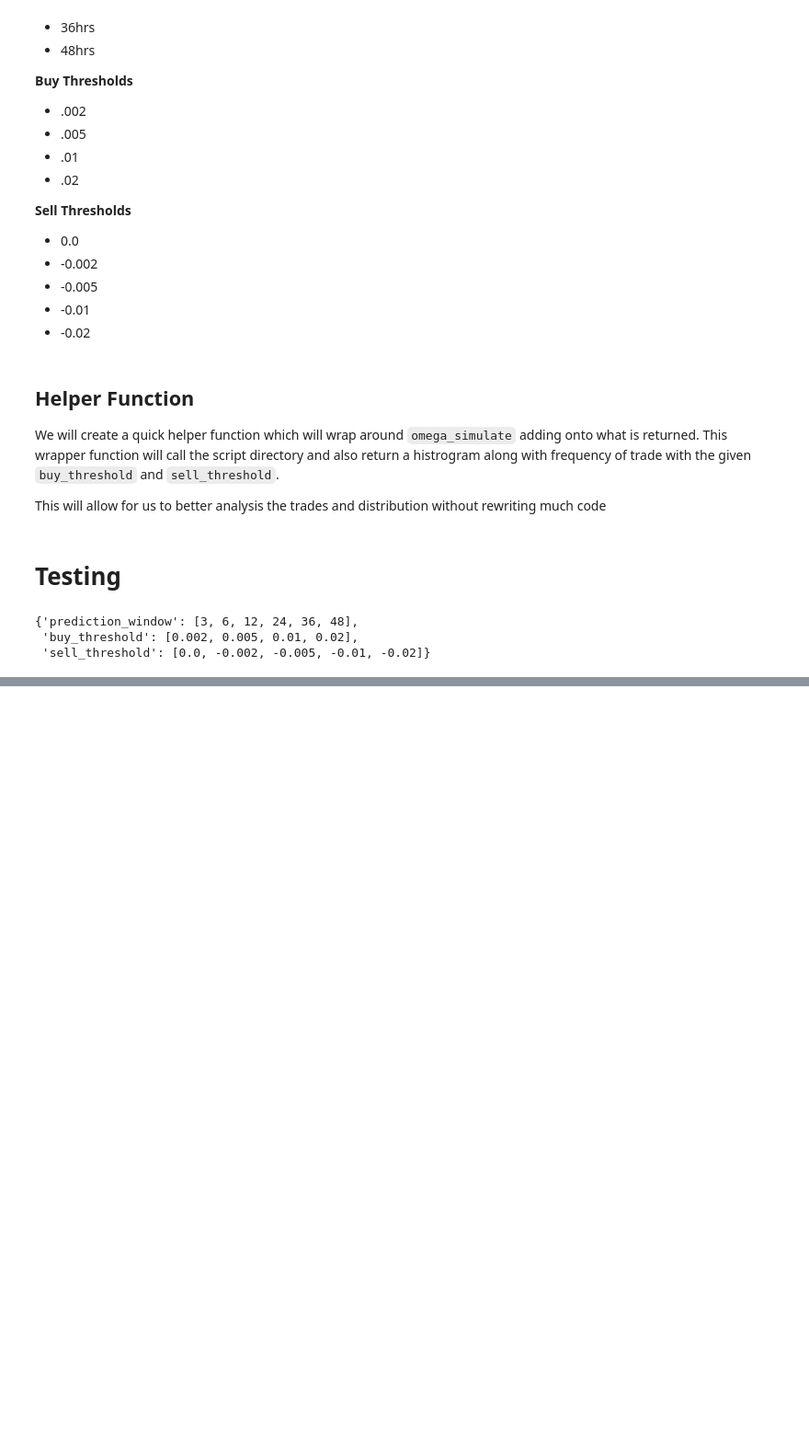
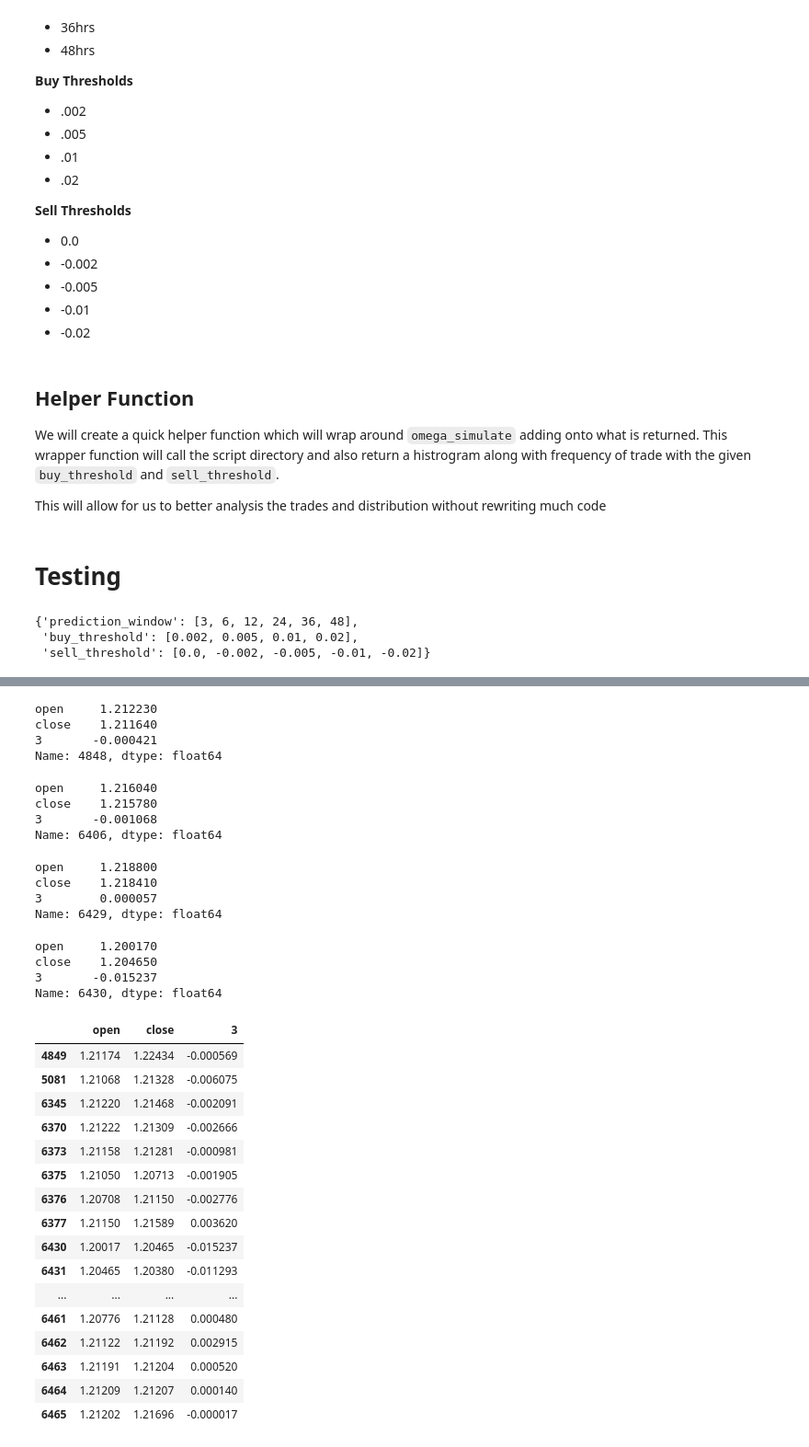
Before and after one commit to dmbernaal/Omega_Dev, a Jupyter notebook: Model_Z/2B_Data_Analysis.ipynb, the cells around one changed output, grey strips where cells are left out. Shown at 92% size. Drawn from its saved outputs; the diff is of its cells as text; code cells hidden in the pictures; blank space fills up the shorter version.

```diff
--- a/Model_Z/2B_Data_Analysis.ipynb
+++ b/Model_Z/2B_Data_Analysis.ipynb
@@ -127 +140,51 @@ Total Transaction cost: 32.67089
 [figure]
+# %%
+sequence_.iloc[4848]
+# %% [output]
+open     1.212230
+close    1.211640
+3       -0.000421
+Name: 4848, dtype: float64
+# %%
+sequence_.iloc[6430 - 24]
+# %% [output]
+open     1.216040
+close    1.215780
+3       -0.001068
+Name: 6406, dtype: float64
+# %%
+sequence_.iloc[6429]
+# %% [output]
+open     1.218800
+close    1.218410
+3        0.000057
+Name: 6429, dtype: float64
+# %%
+sequence_.iloc[6430]
+# %% [output]
+open     1.200170
+close    1.204650
+3       -0.015237
+Name: 6430, dtype: float64
+# %%
+mask = sequence_.iloc[4848:]['open'] < sequence_.iloc[4848]['open']
+mask_df = sequence_.iloc[4848:].copy()
+mask_df[mask]
+# %% [output]
+|  | open | close | 3 |
+| 4849 | 1.21174 | 1.22434 | -0.000569 |
+| 5081 | 1.21068 | 1.21328 | -0.006075 |
+| 6345 | 1.21220 | 1.21468 | -0.002091 |
+| 6370 | 1.21222 | 1.21309 | -0.002666 |
+| 6373 | 1.21158 | 1.21281 | -0.000981 |
+| 6375 | 1.21050 | 1.20713 | -0.001905 |
+| 6376 | 1.20708 | 1.21150 | -0.002776 |
+| 6377 | 1.21150 | 1.21589 | 0.003620 |
+| 6430 | 1.20017 | 1.20465 | -0.015237 |
+| 6431 | 1.20465 | 1.20380 | -0.011293 |
+| ... | ... | ... | ... |
+| 6461 | 1.20776 | 1.21128 | 0.000480 |
+| 6462 | 1.21122 | 1.21192 | 0.002915 |
+| 6463 | 1.21191 | 1.21204 | 0.000520 |
+| 6464 | 1.21209 | 1.21207 | 0.000140 |
+| 6465 | 1.21202 | 1.21696 | -0.000017 |
```
Also changed, not shown: parts of 9 cells of this notebook, 1 other file.
